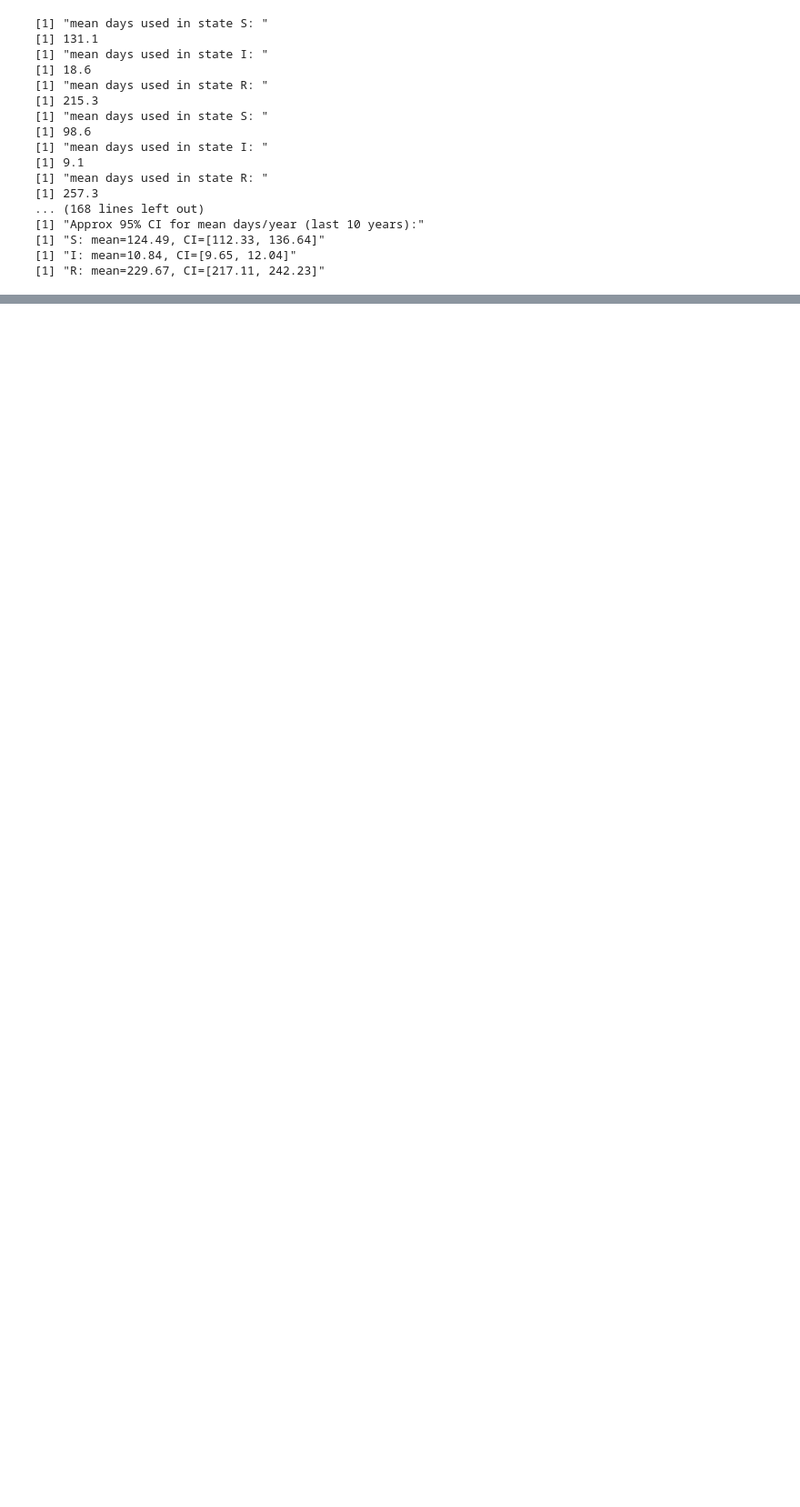
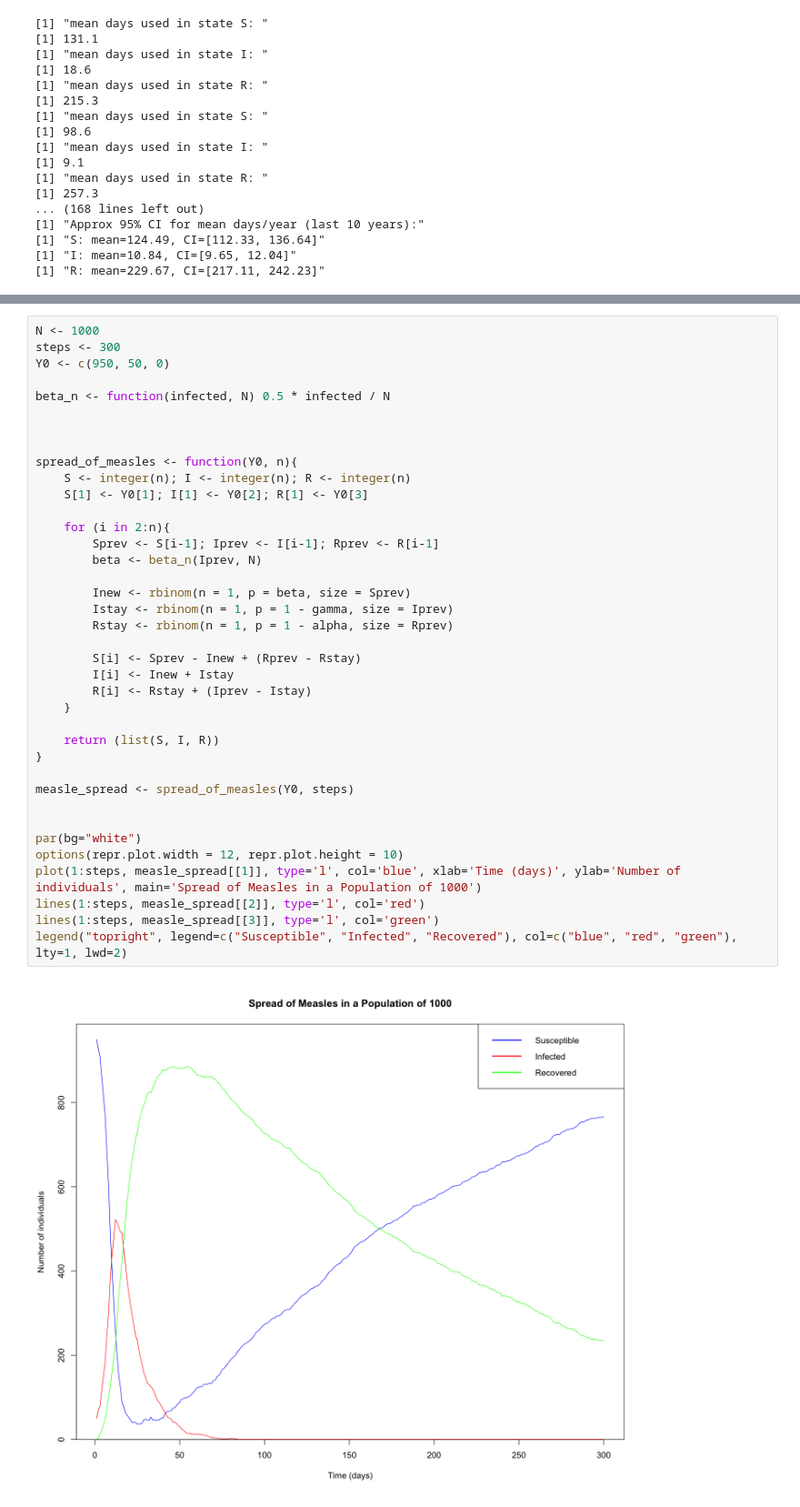
Before and after one commit to mirkovicdev/stokmod, a Jupyter notebook: TMA4265_project_1.ipynb, the cells around one changed output, grey strips where cells are left out. Shown at 91% size. Cells and saved outputs as stored; diff of their text form; blank space fills up the shorter version.

```diff
--- a/TMA4265_project_1.ipynb
+++ b/TMA4265_project_1.ipynb
@@ -145,0 +148,40 @@ print(paste0("R: mean=", round(R_mean,2), ", CI=[", round(R_CI[1],2), ", ", roun
+# %%
+N <- 1000
+steps <- 300
+Y0 <- c(950, 50, 0)
+
+beta_n <- function(infected, N) 0.5 * infected / N
+
+
+
+spread_of_measles <- function(Y0, n){
+    S <- integer(n); I <- integer(n); R <- integer(n)
+    S[1] <- Y0[1]; I[1] <- Y0[2]; R[1] <- Y0[3]
+
+    for (i in 2:n){
+        Sprev <- S[i-1]; Iprev <- I[i-1]; Rprev <- R[i-1]
+        beta <- beta_n(Iprev, N)
+
+        Inew <- rbinom(n = 1, p = beta, size = Sprev)
+        Istay <- rbinom(n = 1, p = 1 - gamma, size = Iprev)
+        Rstay <- rbinom(n = 1, p = 1 - alpha, size = Rprev)
+
+        S[i] <- Sprev - Inew + (Rprev - Rstay)
+        I[i] <- Inew + Istay
+        R[i] <- Rstay + (Iprev - Istay)
+    }
+
+    return (list(S, I, R))
+}
+
+measle_spread <- spread_of_measles(Y0, steps)
+
+
+par(bg="white")
+options(repr.plot.width = 12, repr.plot.height = 10)
+plot(1:steps, measle_spread[[1]], type='l', col='blue', xlab='Time (days)', ylab='Number of individuals', main='Spread of Measles in a Population of 1000')
+lines(1:steps, measle_spread[[2]], type='l', col='red')
+lines(1:steps, measle_spread[[3]], type='l', col='green')
+legend("topright", legend=c("Susceptible", "Infected", "Recovered"), col=c("blue", "red", "green"), lty=1, lwd=2)
+# %% [output]
+[figure, added]
```
Also changed, not shown: parts of 1 cell of this notebook.
